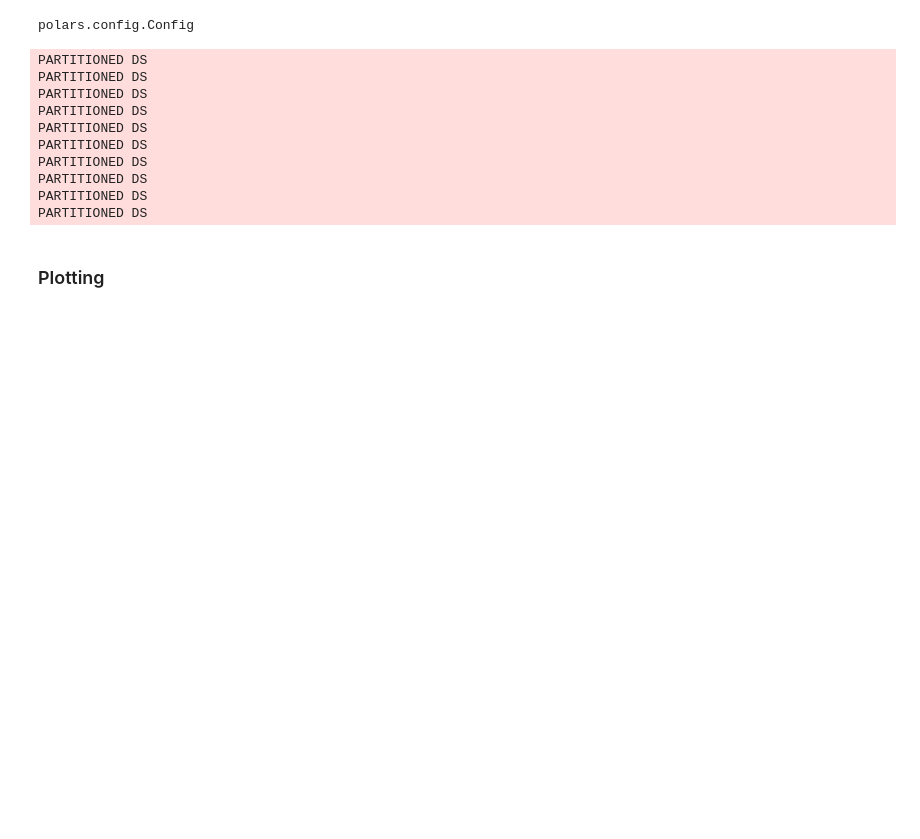
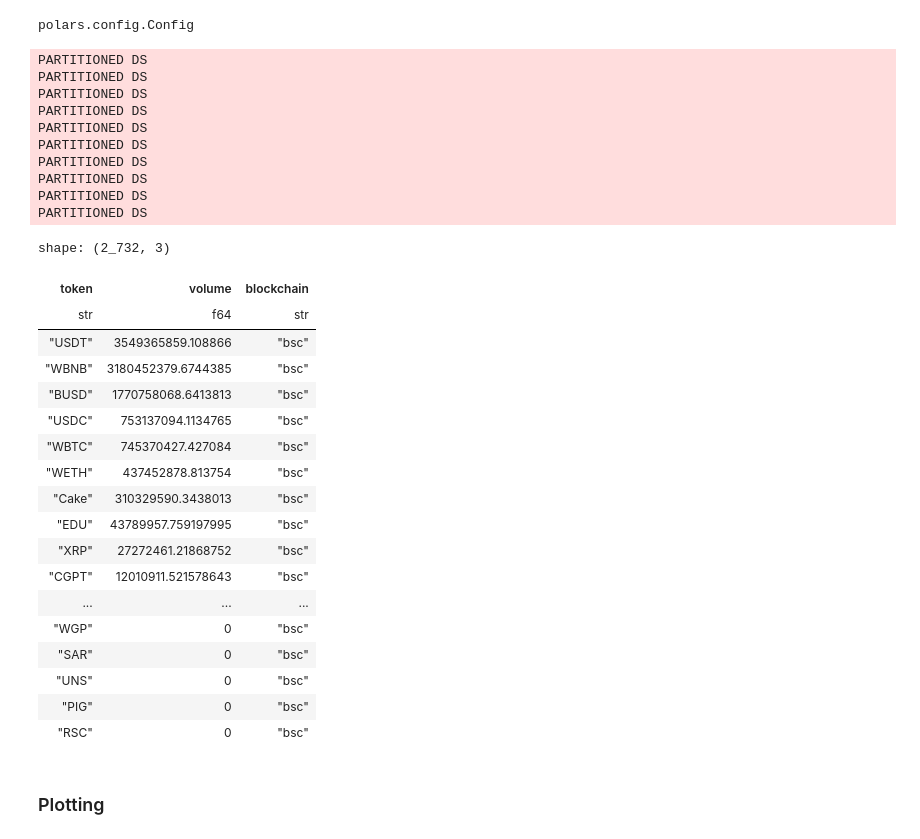
Before and after one commit to Evan-Kim2028/cross_chain_dexes, a Jupyter notebook: flow_tokens.ipynb, the cells around one changed output. Drawn from its saved outputs; the diff is of its cells as text; code cells hidden in the pictures; blank space fills up the shorter version.

```diff
--- a/flow_tokens.ipynb
+++ b/flow_tokens.ipynb
@@ -102,3 +112,25 @@ PARTITIONED DS
+# %%
+bsc_data
+# %% [output]
+shape: (2_732, 3)
+| token | volume | blockchain |
+| str | f64 | str |
+| "USDT" | 3549365859.108866 | "bsc" |
+| "WBNB" | 3180452379.6744385 | "bsc" |
+| "BUSD" | 1770758068.6413813 | "bsc" |
+| "USDC" | 753137094.1134765 | "bsc" |
+| "WBTC" | 745370427.427084 | "bsc" |
+| "WETH" | 437452878.813754 | "bsc" |
+| "Cake" | 310329590.3438013 | "bsc" |
+| "EDU" | 43789957.759197995 | "bsc" |
+| "XRP" | 27272461.21868752 | "bsc" |
+| "CGPT" | 12010911.521578643 | "bsc" |
+| ... | ... | ... |
+| "WGP" | 0 | "bsc" |
+| "SAR" | 0 | "bsc" |
+| "UNS" | 0 | "bsc" |
+| "PIG" | 0 | "bsc" |
+| "RSC" | 0 | "bsc" |
 # %%
 # concat data
 token_vol_df = pl.concat([eth_data, arb_data, opt_data, poly_data, bsc_data])
```
Also changed, not shown: parts of 4 cells of this notebook, 7 other files.
